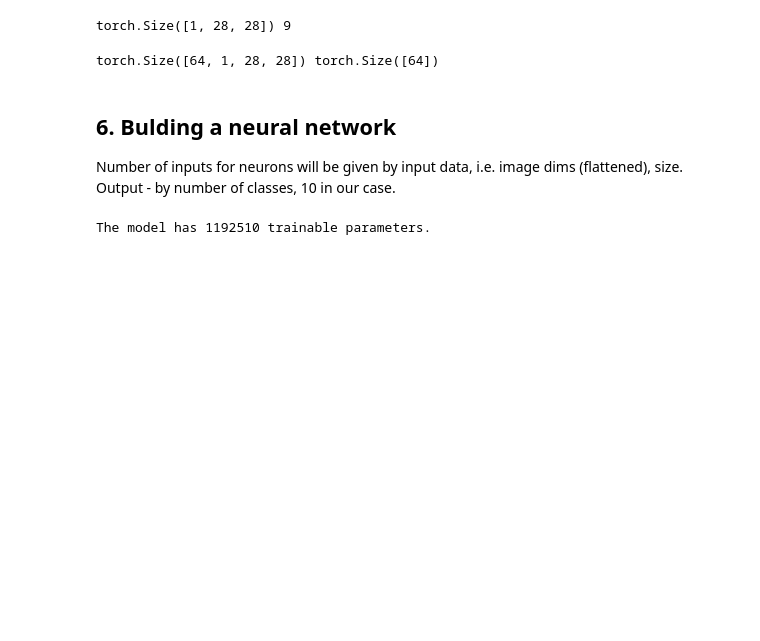
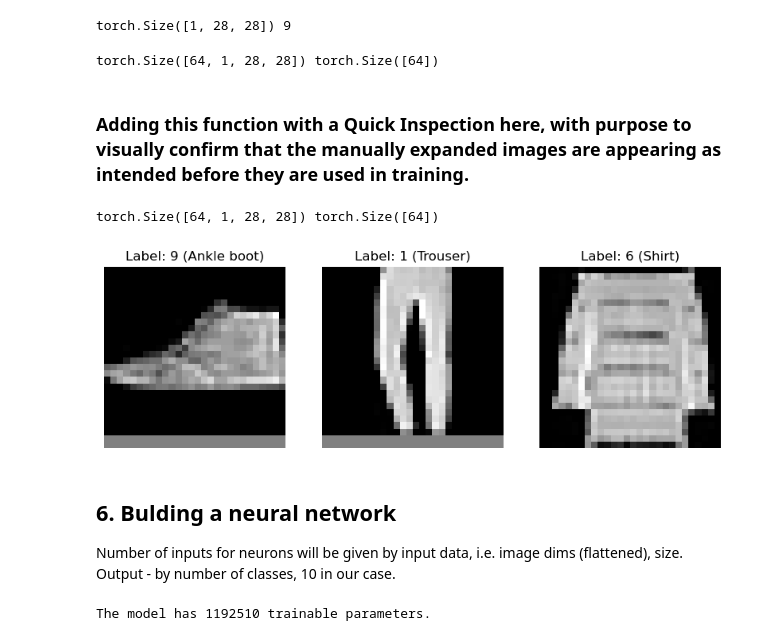
Before and after one commit to nitesis/AICP-M02, a Jupyter notebook: AICP_M02_C.ipynb, the cells around one changed output. Drawn from its saved outputs; the diff is of its cells as text; code cells hidden in the pictures; blank space fills up the shorter version.

```diff
--- a/AICP_M02_C.ipynb
+++ b/AICP_M02_C.ipynb
@@ -97,12 +129,42 @@ for el in trainset:
 # %% [output]
 torch.Size([1, 28, 28]) 9
 # %%
-for el in trainloader:
+for el in expanded_loader: # Use expanded_loader instead of trainloader
   x, y = el
   print(x.shape, y.shape)
   break
 # %% [output]
 torch.Size([64, 1, 28, 28]) torch.Size([64])
+# %% [markdown]
+### Adding this function with a Quick Inspection here, with purpose to visually confirm that the manually expanded images are appearing as intended before they are used in training.
+# %%
+# Define the class names for FashionMNIST
+class_names = ['T-shirt/top', 'Trouser', 'Pullover', 'Dress', 'Coat', 'Sandal', 'Shirt', 'Sneaker', 'Bag', 'Ankle boot']
+
+# Quick inspection of augmented images
+def quick_inspect(loader, num_images=3):
+    dataiter = iter(loader)
+    images, labels = next(dataiter)
+    plt.figure(figsize=(10, 3))
+    for i in range(num_images):
+        plt.subplot(1, num_images, i+1)
+        plt.imshow(images[i].numpy().reshape(28, 28), cmap='gray')
+        # Display both the label index and the corresponding class name
+        plt.title(f'Label: {labels[i].item()} ({class_names[labels[i].item()]})')
+        plt.axis('off')
+    plt.show()
+
+# Print the shape of one batch from the expanded dataset
+for el in expanded_loader:  # Use expanded_loader instead of trainloader
+    x, y = el
+    print(x.shape, y.shape)
+    break
+
+# Use the quick inspection function if needed
+quick_inspect(expanded_loader)
+# %% [output]
+torch.Size([64, 1, 28, 28]) torch.Size([64])
+[figure, added]
 # %% [markdown]
 ## 6. Bulding a neural network
 
```
Also changed, not shown: parts of 11 cells of this notebook.
